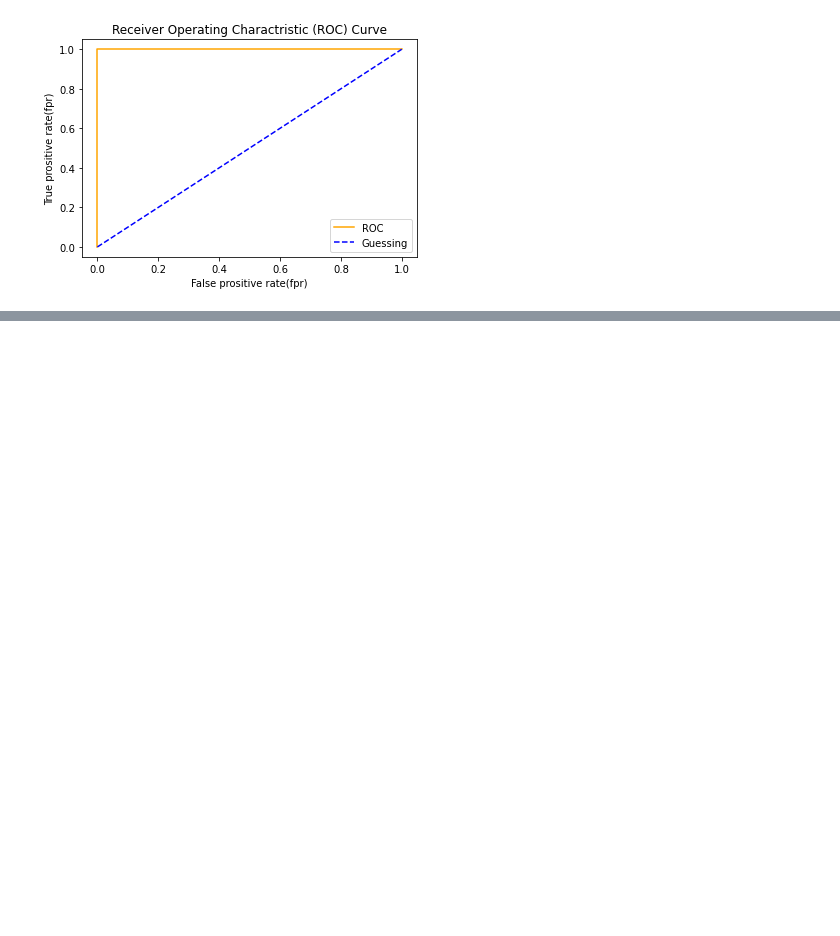
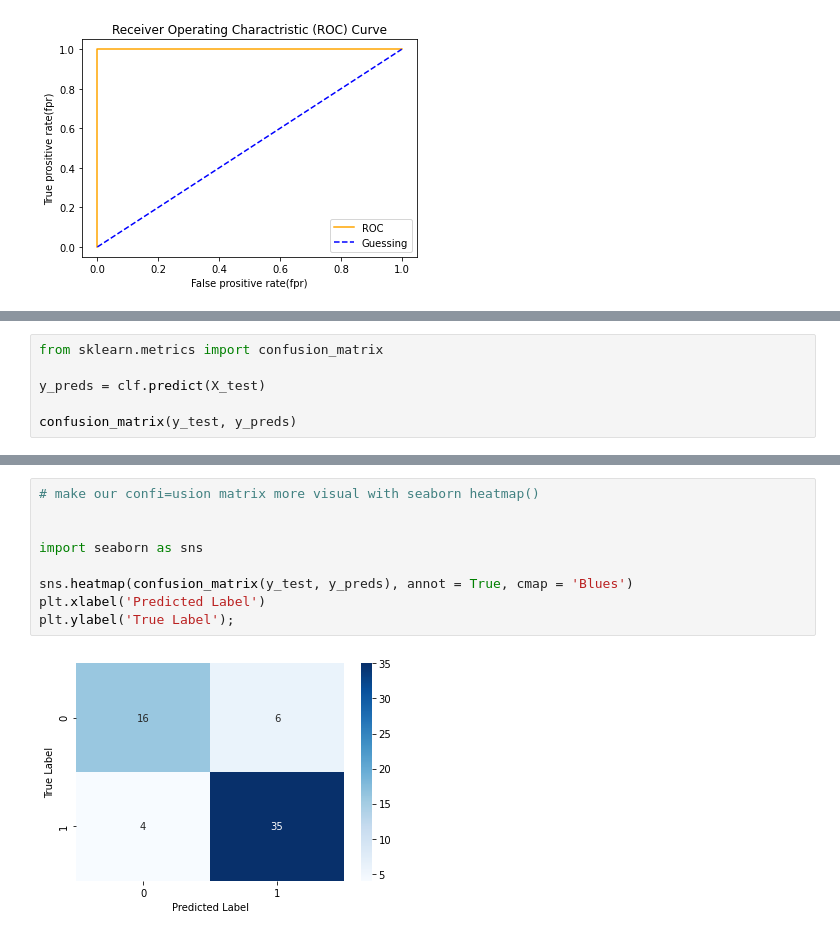
Before and after one commit to GKPSingh/M4D23, a Jupyter notebook: Scikit-Learn.ipynb, the cells around one changed output, grey strips where cells are left out. Saved outputs shown, nothing was run; the diff lists cells and outputs as text; blank space fills up the shorter version.

```diff
--- a/Scikit-Learn.ipynb
+++ b/Scikit-Learn.ipynb
@@ -877,0 +884,6 @@ plot_roc_curve(fpr, tpr)
+# %%
+from sklearn.metrics import confusion_matrix
+
+y_preds = clf.predict(X_test)
+
+confusion_matrix(y_test, y_preds)
@@ -877,0 +901,11 @@ plot_roc_curve(fpr, tpr)
+# %%
+# make our confi=usion matrix more visual with seaborn heatmap()
+
+
+import seaborn as sns
+
+sns.heatmap(confusion_matrix(y_test, y_preds), annot = True, cmap = 'Blues')
+plt.xlabel('Predicted Label')
+plt.ylabel('True Label');
+# %% [output]
+[figure, added]
```
Also changed, not shown: parts of 13 cells of this notebook, 1 other file.
